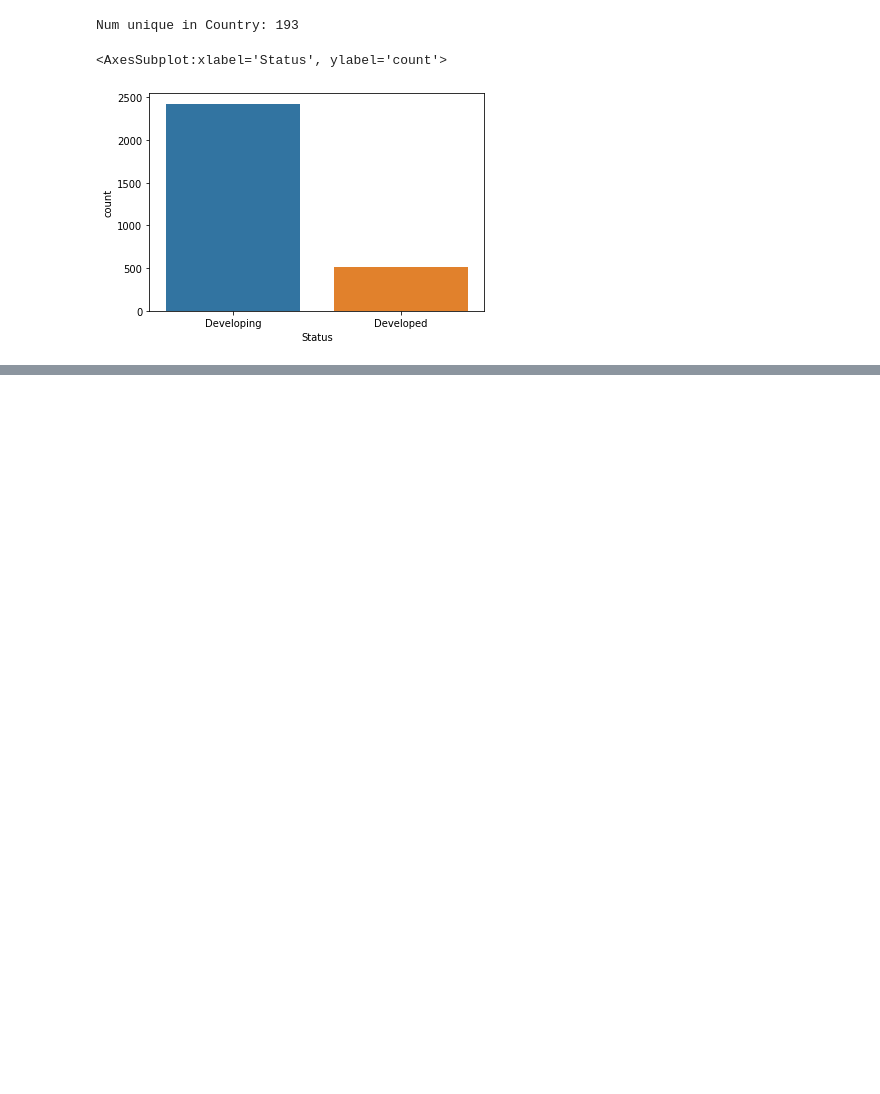
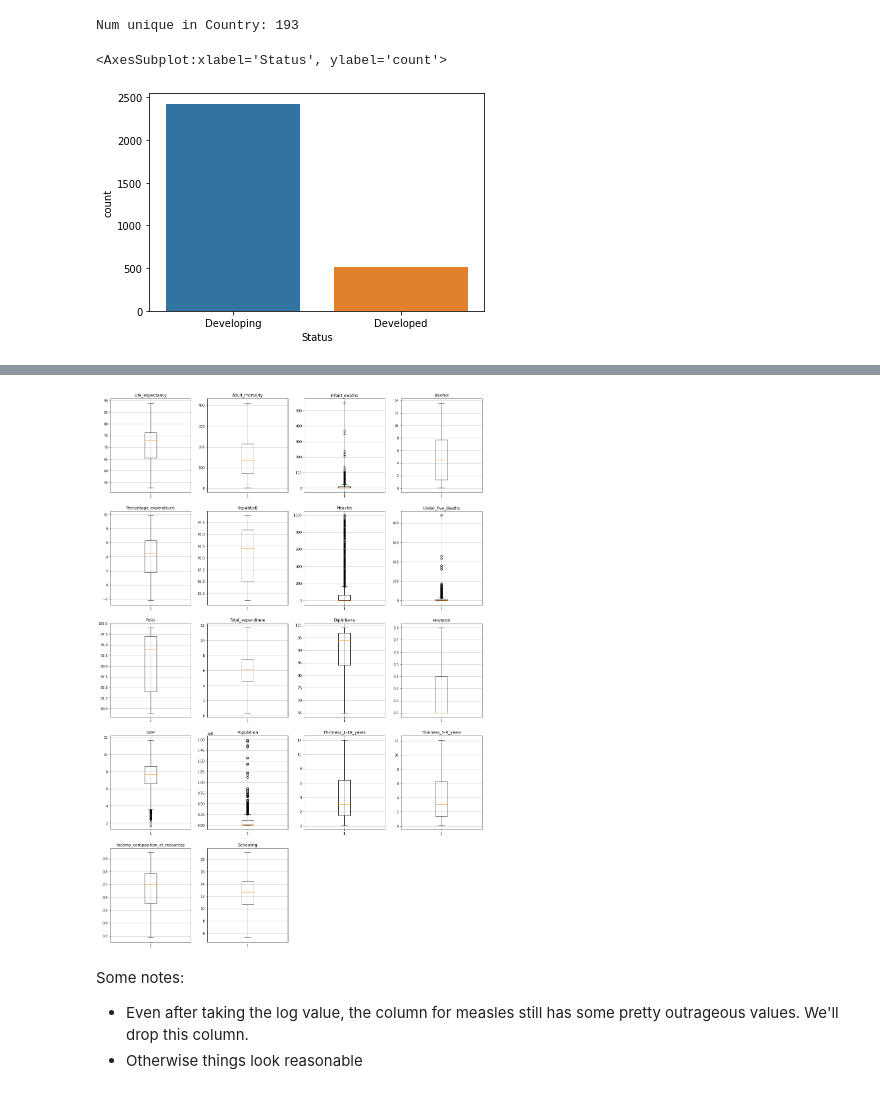
Before and after one commit to billbo-yang/DS503_Final_Project, a Jupyter notebook: eda.ipynb, the cells around one changed output, grey strips where cells are left out. Cells and saved outputs as stored; diff of their text form; code cells hidden in the pictures; blank space fills up the shorter version.

```diff
--- a/eda.ipynb
+++ b/eda.ipynb
@@ -73,0 +193,7 @@ Some things of note:
+# %%
+# removing BMI column
+life_expectancy.drop(['BMI'], axis=1, inplace=True)
+# %%
+# taking a log value of GDP, percentage expenditure, and population
+life_expectancy['Percentage_expenditure'] = np.log(life_expectancy['Percentage_expenditure'])
+life_expectancy['GDP'] = np.log(life_expectancy['GDP'])
@@ -73,0 +212,27 @@ Some things of note:
+# %%
+# replacing infinity values because of the above runtime warning
+life_expectancy = life_expectancy.replace([np.inf, -np.inf], 0)
+# %%
+# winsorizing the other columns
+life_expectancy['Life_expectancy'] = winsorize(life_expectancy['Life_expectancy'], (0.05,0))
+life_expectancy['Adult_mortality'] = winsorize(life_expectancy['Adult_mortality'], (0,0.04))
+life_expectancy['Alcohol'] = winsorize(life_expectancy['Alcohol'], (0.0,0.01))
+life_expectancy['HepatitisB'] = winsorize(life_expectancy['HepatitisB'], (0.20,0.0))
+life_expectancy['Polio'] = winsorize(life_expectancy['Polio'], (0.20,0.0))
+life_expectancy['Total_expenditure'] = winsorize(life_expectancy['Total_expenditure'], (0.0,0.02))
+life_expectancy['Diphtheria'] = winsorize(life_expectancy['Diphtheria'], (0.11,0.0))
+life_expectancy['HIV/AIDS'] = winsorize(life_expectancy['HIV/AIDS'], (0.0,0.21))
+life_expectancy['Thinness_1-19_years'] = winsorize(life_expectancy['Thinness_1-19_years'], (0.0,0.04))
+life_expectancy['Thinness_5-9_years'] = winsorize(life_expectancy['Thinness_5-9_years'], (0.0,0.04))
+life_expectancy['Income_composition_of_resources'] = winsorize(life_expectancy['Income_composition_of_resources'], (0.05,0.0))
+life_expectancy['Schooling'] = winsorize(life_expectancy['Schooling'], (0.03,0.01))
+# %%
+# after all this processing, lets check again for outliers
+col_dict = {'Life_expectancy':1,'Adult_mortality':2,'Infant_deaths':3,'Alcohol':4,'Percentage_expenditure':5,'HepatitisB':6,'Measles':7,'Under_five_deaths':8,'Polio':9,'Total_expenditure':10,'Diphtheria':11,'HIV/AIDS':12,'GDP':13,'Population':14,'Thinness_1-19_years':15,'Thinness_5-9_years':16,'Income_composition_of_resources':17,'Schooling':18}
+check_outliers(col_dict, life_expectancy)
+# %% [output]
+[figure, added]
+# %% [markdown]
+Some notes:
+* Even after taking the log value, the column for measles still has some pretty outrageous values. We'll drop this column.
+* Otherwise things look reasonable
```
Also changed, not shown: parts of 20 cells of this notebook.
